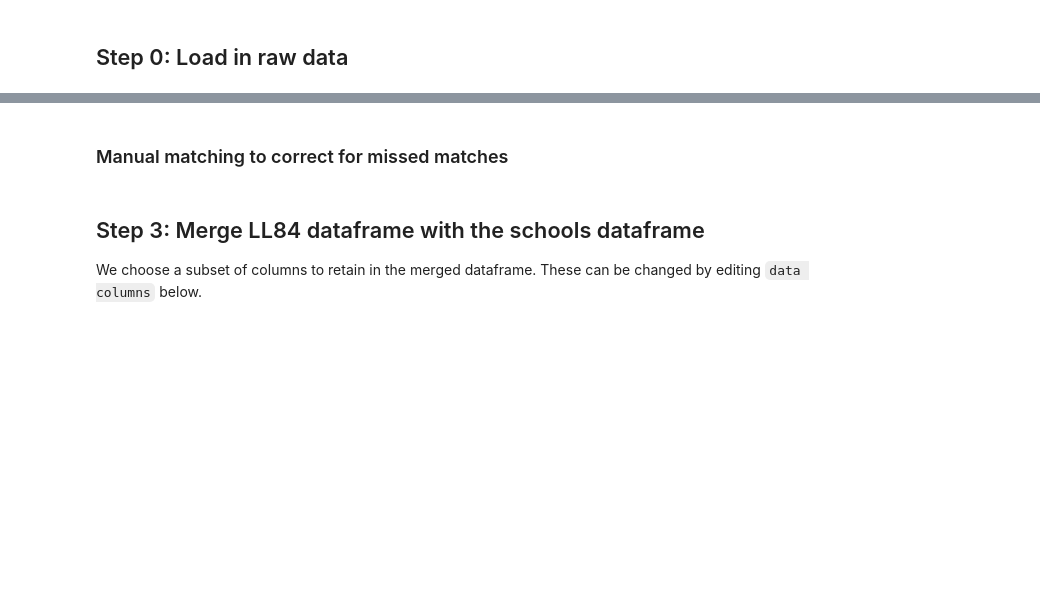
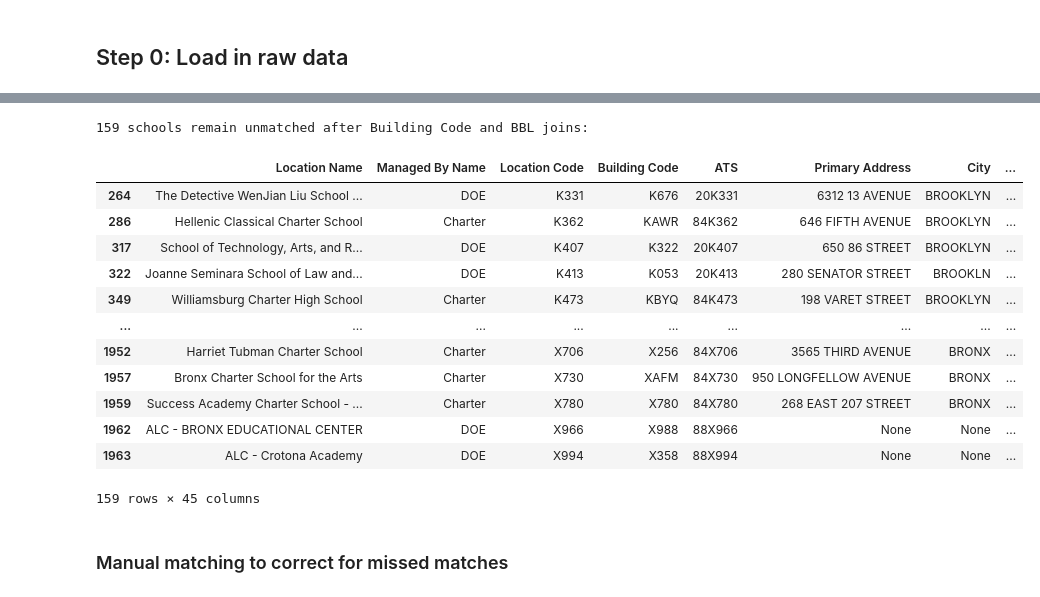
Before and after one commit to likealostcause/zohran-ghs-dashboard, a Jupyter notebook: notebooks/05_process_ll84.ipynb, the cells around one changed output, grey strips where cells are left out. Drawn from its saved outputs; the diff is of its cells as text; code cells hidden in the pictures; blank space fills up the shorter version.

Commit message:
Updated BBL join and reformatted save data

```diff
--- a/notebooks/05_process_ll84.ipynb
+++ b/notebooks/05_process_ll84.ipynb
@@ -12,5 +12,5 @@ pd.set_option('display.max_columns', None)
 # TODO: make sure we get the columns related to on-site FF infra
 
 ll_raw = pd.read_csv('../data/raw_data/DOB/LL84 Energy Efficiency/NYC_Building_Energy_and_Water_Data_Disclosure_for_Local_Law_84__2022-Present__20250915.csv')
-schools = gpd.read_file('../data/processed_data/school_points_with_lcgms.geojson')
+schools = gpd.read_file('../data/processed_data/schools/school_points_with_lcgms.geojson')
 # %% [markdown]
@@ -71,0 +19,13 @@ ll84_matched_bc = pd.concat(matches)
+# %%
+# Step zero: filter for K-12 schools
+ll84_edu = ll_raw[ll_raw['List of All Property Use Types (GFA) (ft²)'].fillna('').str.contains('|'.join(['K-12 School', 'Pre-school/Daycare', 'Other - Education', 'Worship Facility']), regex=True)]
+
+# Step one: join records building code extracted from regex to "Property Name" field
+extracted_building_codes = ll84_edu['Property Name'].str.extractall(r'([LKMQRX]\d{3})')
+# For property names with multiple building codes, expand the dataframe so each building code has its own row
+ll84_edu_bc = extracted_building_codes.droplevel('match').join(ll84_edu).rename(columns={0:'Building Code'})
+# Keep only the most recent, and largest sqft record for each extracted building code
+ll84_edu_bc = ll84_edu_bc.sort_values(['Calendar Year','Largest Property Use Type - Gross Floor Area (ft²)']).drop_duplicates(subset=['Building Code'], keep='last')
+schools_matched_on_bc = schools[['Location Name', 'Location Code', 'Building Code', 'Borough Block Lot']].merge(ll84_edu_bc, on='Building Code', how='left', indicator=True).rename(columns={'_merge':'_merge_bc'})
+# TODO: The above merge results in a small join explosion for building codes that are associated with multiple properties in the LL84 data. Need to investigate further.
+# NOTE: AS: @JW: As this code is written, there are no additional rows that are added to schools_matched_on_bc compared to schools after the merge. Multiple schools do get matched to the same building code, but this is expected behavior. Let me know if I missed something!
@@ -71,0 +61,9 @@ ll84_matched_bc = pd.concat(matches)
+# %%
+ll84_edu_bbl['Largest Property Use Type - Gross Floor Area (ft²)'] = pd.to_numeric(ll84_edu_bbl['Largest Property Use Type - Gross Floor Area (ft²)'], errors='coerce')
+# %%
+#Step three: finally, choose most recent, largest sqft record per BBL
+# Drop duplicated BBLs; keep most recent record
+# NOTE: @JW I (AS) modified the code below to keep the most recent record per BBL, as well as the largest property. This prevents cases where smaller buildings w/ the same BBL were preserved in the filtering process
+# ll84_edu_bbl_bbl = ll84_edu_bbl.sort_values('Report Submission Date').drop_duplicates(subset=['Property ID', 'NYC Borough, Block and Lot (BBL)'], keep='last')
+ll84_edu_bbl = ll84_edu_bbl.sort_values(['Calendar Year','Largest Property Use Type - Gross Floor Area (ft²)']).drop_duplicates(subset=['BBL'], keep='last')
+schools_matched_on_bbl = unmatched_bc_schools.merge(ll84_edu_bbl, left_on='Borough Block Lot', right_on='BBL', how='left', indicator=True).rename(columns={'_merge':'_merge_bbl'})
@@ -72,3 +76,23 @@ ll84_matched_bc = pd.concat(matches)
+# %%
+# List schools that are still unmatched. Most of these are DOE schools that are new, or charter schools that occupy space in larger, non K-12 buildings.
+unmatched_afterauto_schools = schools[~schools['Location Code'].isin(ll84_schools_combined['Location Code'].unique())]
+print(f'{len(unmatched_afterauto_schools)} schools remain unmatched after Building Code and BBL joins:')
+unmatched_afterauto_schools
+# %% [output]
+159 schools remain unmatched after Building Code and BBL joins:
+|  | Location Name | Managed By Name | Location Code | Building Code | ATS | Primary Address | City | ... |
+| 264 | The Detective WenJian Liu School ... | DOE | K331 | K676 | 20K331 | 6312 13 AVENUE | BROOKLYN | ... |
+| 286 | Hellenic Classical Charter School | Charter | K362 | KAWR | 84K362 | 646 FIFTH AVENUE | BROOKLYN | ... |
+| 317 | School of Technology, Arts, and R... | DOE | K407 | K322 | 20K407 | 650 86 STREET | BROOKLYN | ... |
+| 322 | Joanne Seminara School of Law and... | DOE | K413 | K053 | 20K413 | 280 SENATOR STREET | BROOKLN | ... |
+| 349 | Williamsburg Charter High School | Charter | K473 | KBYQ | 84K473 | 198 VARET STREET | BROOKLYN | ... |
+| ... | ... | ... | ... | ... | ... | ... | ... | ... |
+| 1952 | Harriet Tubman Charter School | Charter | X706 | X256 | 84X706 | 3565 THIRD AVENUE | BRONX | ... |
+| 1957 | Bronx Charter School for the Arts | Charter | X730 | XAFM | 84X730 | 950 LONGFELLOW AVENUE | BRONX | ... |
+| 1959 | Success Academy Charter School - ... | Charter | X780 | X780 | 84X780 | 268 EAST 207 STREET | BRONX | ... |
+| 1962 | ALC - BRONX EDUCATIONAL CENTER | DOE | X966 | X988 | 88X966 | None | None | ... |
+| 1963 | ALC - Crotona Academy | DOE | X994 | X358 | 88X994 | None | None | ... |
+159 rows × 45 columns
 # %% [markdown]
 ### Manual matching to correct for missed matches
 # %%
@@ -104,4 +126,0 @@ ll84_matched_bc = pd.concat([ll84_matched_bc, manual_add])
-# %% [markdown]
-## Step 3: Merge LL84 dataframe with the schools dataframe
-
-We choose a subset of columns to retain in the merged dataframe. These can be changed by editing `data columns` below.
```
Also changed, not shown: parts of 24 cells of this notebook.
